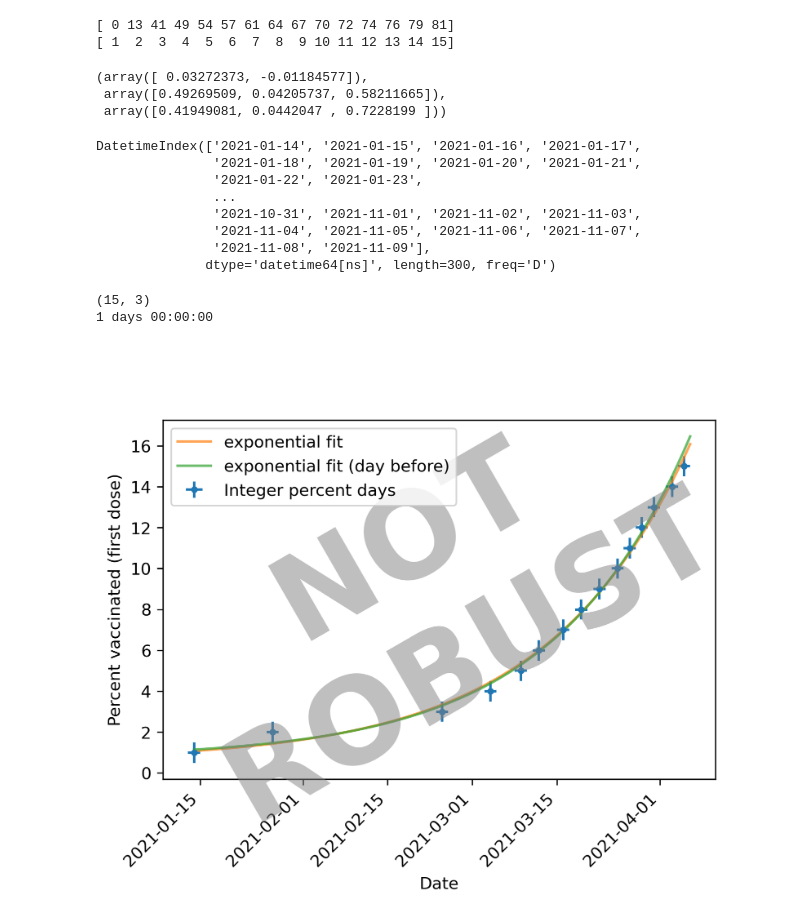
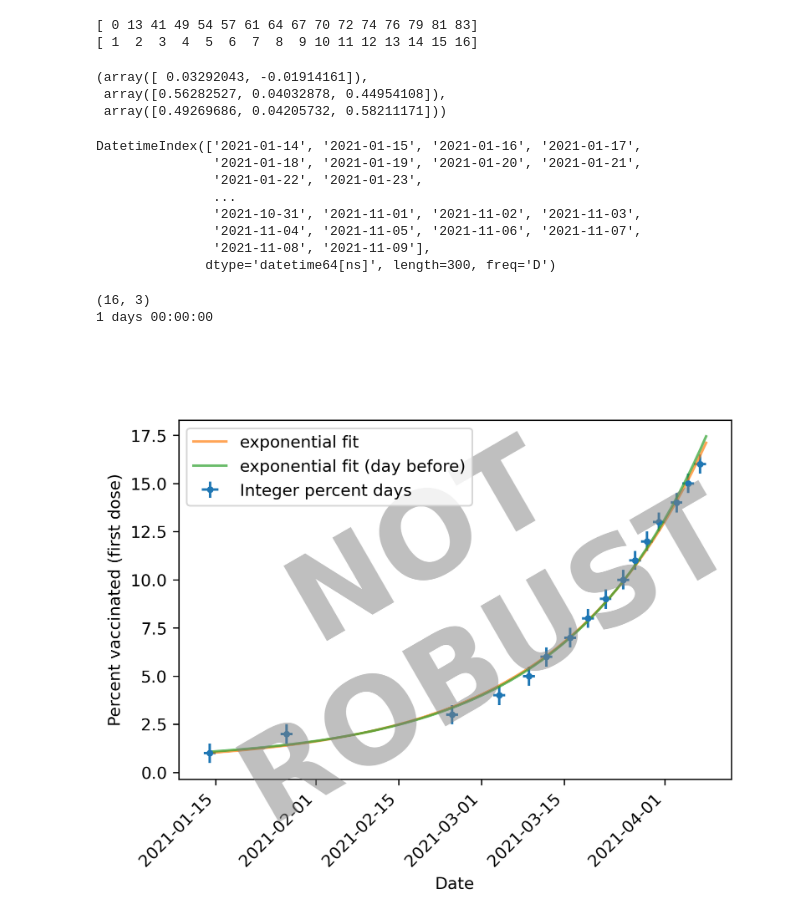
Before and after one commit to ac137/vacc-curvefit, a Jupyter notebook: vacc-curvefit.ipynb, the cells around one changed output. Saved outputs shown, nothing was run; the diff lists cells and outputs as text; code cells hidden in the pictures.

```diff
--- a/vacc-curvefit.ipynb
+++ b/vacc-curvefit.ipynb
@@ -11,10 +11,11 @@ from scipy.optimize import curve_fit
 # %%
 
 # dates on which percentages are achieved (to nearest percent/day)
-dates = pd.Series(['14 Jan 2021','27 Jan 2021','24 Feb 2021','4 Mar 2021','9 Mar 2021','12 Mar 2021','16 Mar 2021','19 Mar 2021','22 Mar 2021','25 Mar 2021','27 Mar 2021','29 Mar 2021', '31 Mar 2021','3 Apr 2021','5 Apr 2021'])
+dates = pd.Series(['14 Jan 2021','27 Jan 2021','24 Feb 2021','4 Mar 2021','9 Mar 2021','12 Mar 2021','16 Mar 2021','19 Mar 2021','22 Mar 2021','25 Mar 2021','27 Mar 2021','29 Mar 2021', '31 Mar 2021','3 Apr 2021','5 Apr 2021','7 Apr 2021'])
+
 
 percent = np.arange(1,len(dates)+1) # percentage of first doses received per population
-print(percent)
+print('Last updated: {}, for {}% vaccinated'.format(dates.iloc[-1],percent[-1]))
 
 dates = pd.to_datetime(dates)
 # print(dates)
@@ -73,14 +74,14 @@ popt3, pcov3 = curve_fit(exp_func, x[:-1], y[:-1], p0=[popt[0], popt[1], 0.5])
 # exclude first day
 popt5, pcov5 = curve_fit(exp_func, x[1:],y[1:],p0=[popt[0],popt[1],0.5])
 # %% [output]
-[ 0 13 41 49 54 57 61 64 67 70 72 74 76 79 81]
-[ 1  2  3  4  5  6  7  8  9 10 11 12 13 14 15]
+[ 0 13 41 49 54 57 61 64 67 70 72 74 76 79 81 83]
+[ 1  2  3  4  5  6  7  8  9 10 11 12 13 14 15 16]
 # %%
 popt, popt2, popt3#, popt4 #pcov, pcov2
 # %% [output]
-(array([ 0.03272373, -0.01184577]),
- array([0.49269509, 0.04205737, 0.58211665]),
- array([0.41949081, 0.0442047 , 0.7228199 ]))
+(array([ 0.03292043, -0.01914161]),
+ array([0.56282527, 0.04032878, 0.44954108]),
+ array([0.49269686, 0.04205732, 0.58211171]))
 # %%
 # create dates for x-values for fit so that they can be plotted on the plot with the datetime axis
 #(otherwise matplotlib complains)
@@ -109,35 +110,35 @@ DatetimeIndex(['2021-01-14', '2021-01-15', '2021-01-16', '2021-01-17',
               dtype='datetime64[ns]', length=300, freq='D')
 # %%
 
-lim = 83
+lim = 85
 print(df.shape)
 
 terr = pd.Timedelta(hours=24)
 print(terr)
 
 fig = plt.figure(dpi=300)
 # df.plot(x='dates', y='percent', style='.',ax=plt.gca())
 plt.errorbar(df['dates'].values, df['percent'].values, yerr=0.5,xerr=terr,fmt='.',label='Integer percent days')
 #plt.plot(x2[:lim], y_fit[:lim], label='linear fit to log')
 plt.plot(x2[:lim], y_fit_2[:lim], alpha=0.7, label='exponential fit')
 plt.plot(x2[:lim], y_fit_prev[:lim], alpha=0.7, label='exponential fit (day before)')
 # plt.plot(x2[:lim], y_fit_prev_2[:lim], alpha=0.7, label='exponential fit (2 days before)')
 # plt.plot(x2[:lim],np.ones(len(x2[:lim]))*10)
 # plt.plot(x2[:lim], y_fit_excl1[:lim], alpha=0.7, label='exponential fit (excl. day 1)')
 plt.xticks(rotation=45,ha='right')
 plt.ylabel('Percent vaccinated (first dose)')
 plt.xlabel('Date')
 ax = plt.gca()
 plt.legend()
 ax.text(0.5, 0.5, 'NOT\nROBUST', transform=ax.transAxes,
         fontsize=72, color='gray', alpha=0.5,
         ha='center', va='center', rotation='30',fontweight='bold')
 # plt.savefig('fit_{}_percent'.format(percent[-1]))
 plt.show()
 # %% [output]
-(15, 3)
+(16, 3)
 1 days 00:00:00
-[figure, old version]
+[figure, new version]
 # %%
 # predict next percent based on exponential fit (extremely speculative)
 
```
Also changed, not shown: parts of 4 cells of this notebook.
